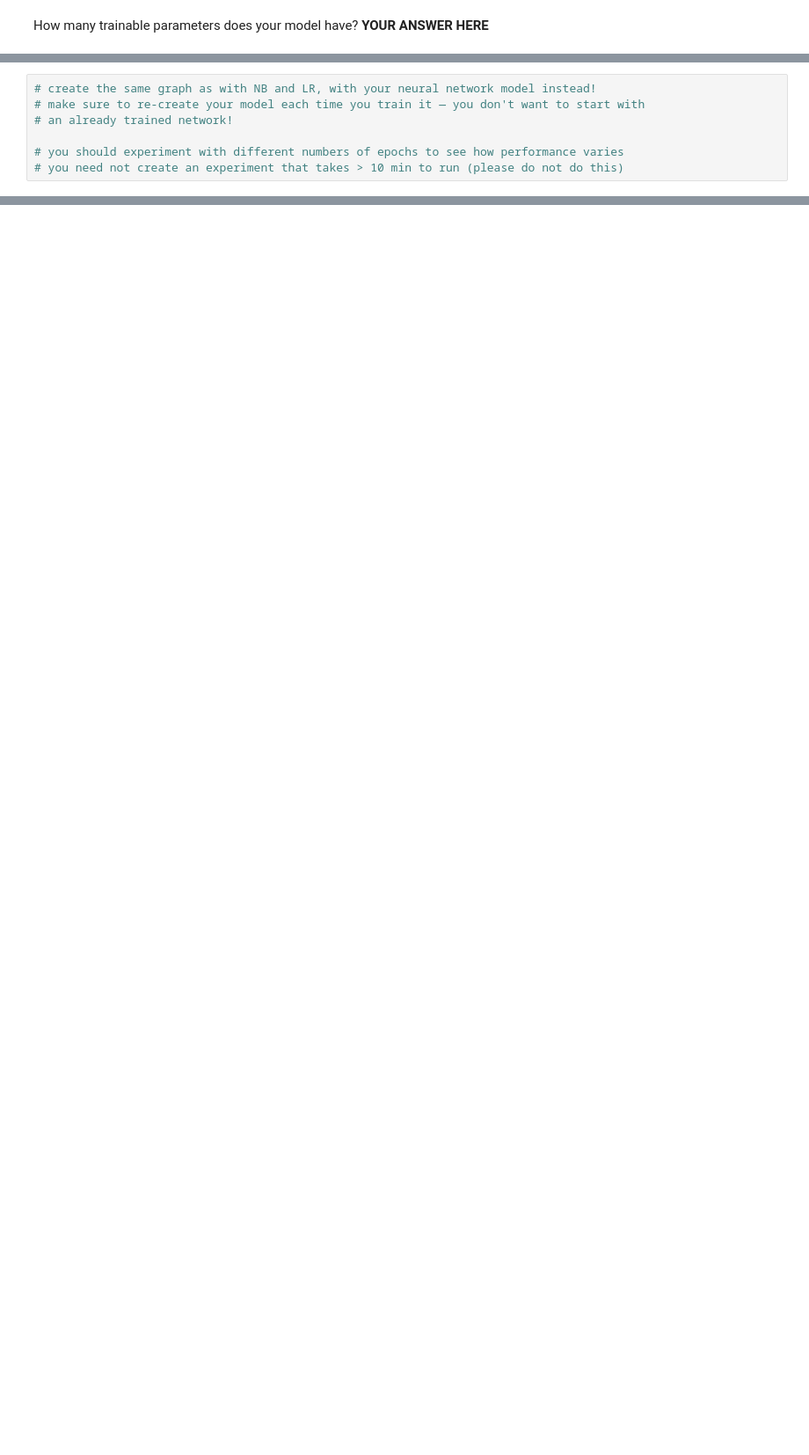
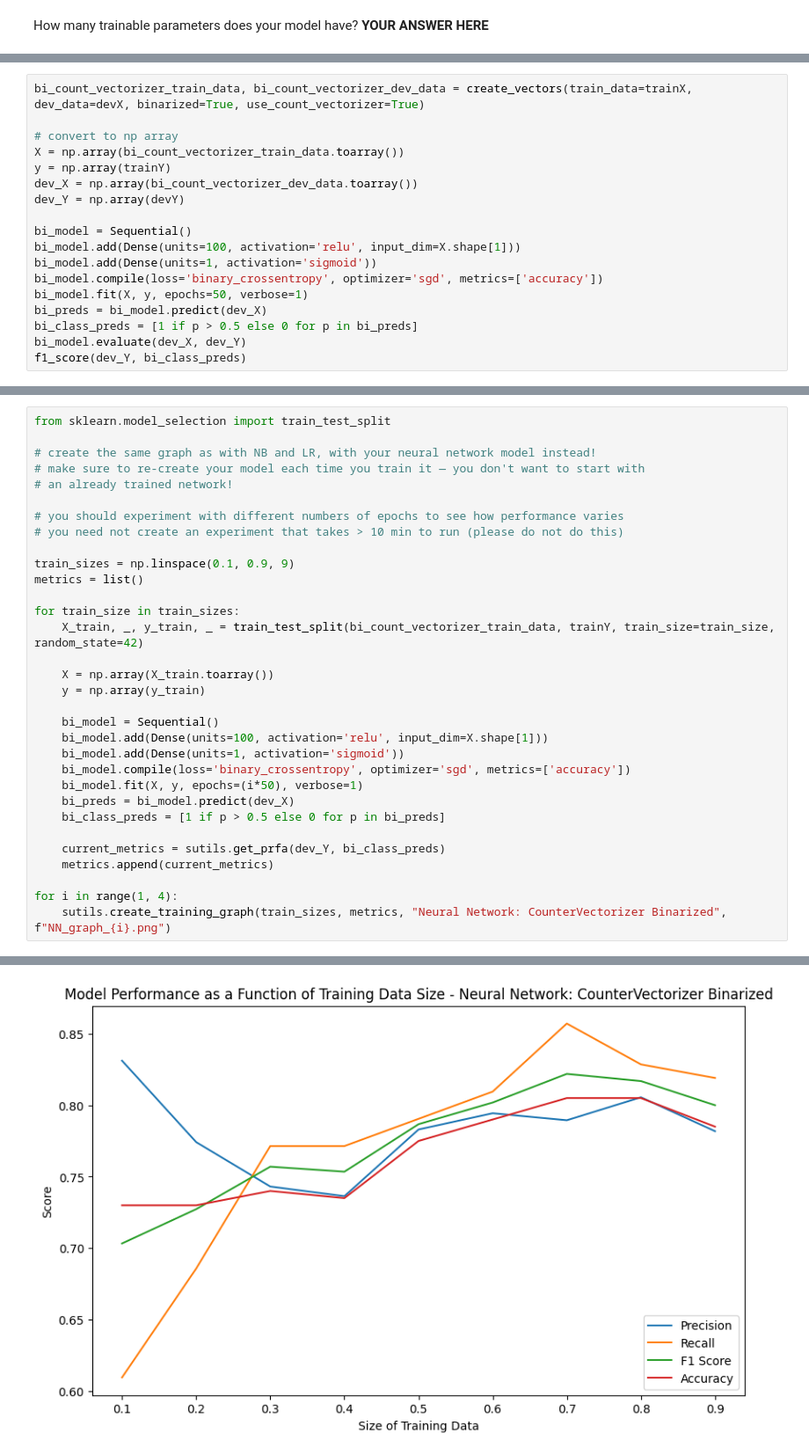
Before and after one commit to naakjgf/Sentiment_Analysis_HW4, a Jupyter notebook: sentiment_task4.ipynb, the cells around one changed output, grey strips where cells are left out. Shown at 88% size. Saved outputs shown, nothing was run; the diff lists cells and outputs as text; blank space fills up the shorter version.

```diff
--- a/sentiment_task4.ipynb
+++ b/sentiment_task4.ipynb
@@ -73,0 +153,18 @@ How many trainable parameters does your model have? __YOUR ANSWER HERE__
+# %%
+bi_count_vectorizer_train_data, bi_count_vectorizer_dev_data = create_vectors(train_data=trainX, dev_data=devX, binarized=True, use_count_vectorizer=True)
+
+# convert to np array
+X = np.array(bi_count_vectorizer_train_data.toarray())
+y = np.array(trainY)
+dev_X = np.array(bi_count_vectorizer_dev_data.toarray())
+dev_Y = np.array(devY)
+
+bi_model = Sequential()
+bi_model.add(Dense(units=100, activation='relu', input_dim=X.shape[1]))
+bi_model.add(Dense(units=1, activation='sigmoid'))
+bi_model.compile(loss='binary_crossentropy', optimizer='sgd', metrics=['accuracy'])
+bi_model.fit(X, y, epochs=50, verbose=1)
+bi_preds = bi_model.predict(dev_X)
+bi_class_preds = [1 if p > 0.5 else 0 for p in bi_preds]
+bi_model.evaluate(dev_X, dev_Y)
+f1_score(dev_Y, bi_class_preds)
@@ -74,7 +195,33 @@ How many trainable parameters does your model have? __YOUR ANSWER HERE__
 # %%
+from sklearn.model_selection import train_test_split
+
 # create the same graph as with NB and LR, with your neural network model instead!
 # make sure to re-create your model each time you train it — you don't want to start with
 # an already trained network!
 
 # you should experiment with different numbers of epochs to see how performance varies
 # you need not create an experiment that takes > 10 min to run (please do not do this)
+
+train_sizes = np.linspace(0.1, 0.9, 9)
+metrics = list()
+
+for train_size in train_sizes:
+    X_train, _, y_train, _ = train_test_split(bi_count_vectorizer_train_data, trainY, train_size=train_size, random_state=42)
+
+    X = np.array(X_train.toarray())
+    y = np.array(y_train)
+
+    bi_model = Sequential()
+    bi_model.add(Dense(units=100, activation='relu', input_dim=X.shape[1]))
+    bi_model.add(Dense(units=1, activation='sigmoid'))
+    bi_model.compile(loss='binary_crossentropy', optimizer='sgd', metrics=['accuracy'])
+    bi_model.fit(X, y, epochs=(i*50), verbose=1)
+    bi_preds = bi_model.predict(dev_X)
+    bi_class_preds = [1 if p > 0.5 else 0 for p in bi_preds]
+
+    current_metrics = sutils.get_prfa(dev_Y, bi_class_preds)
+    metrics.append(current_metrics)
+
+for i in range(1, 4):
+    sutils.create_training_graph(train_sizes, metrics, "Neural Network: CounterVectorizer Binarized", f"NN_graph_{i}.png")
+# %% [output]
@@ -80,0 +245 @@ How many trainable parameters does your model have? __YOUR ANSWER HERE__
+[figure, added]
```
Also changed, not shown: parts of 14 cells of this notebook, 4 other files.
